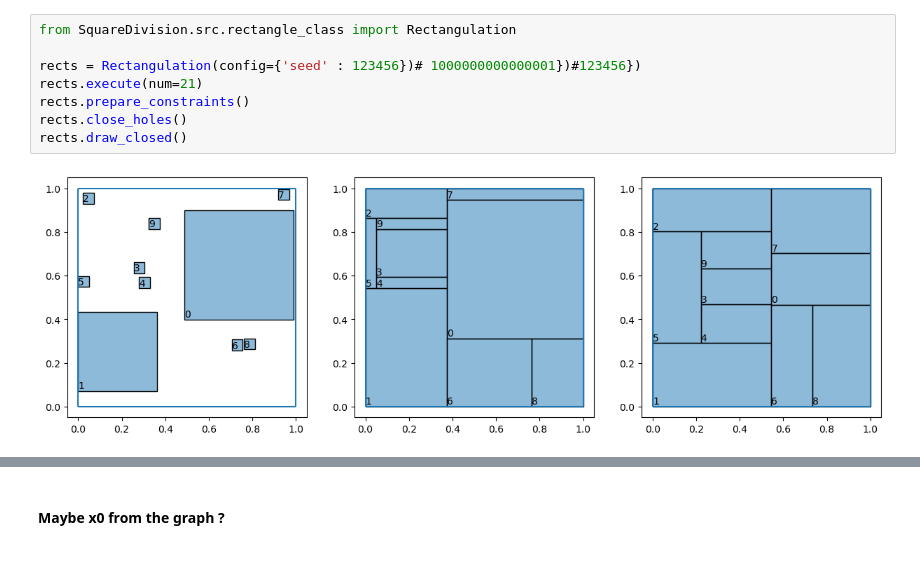
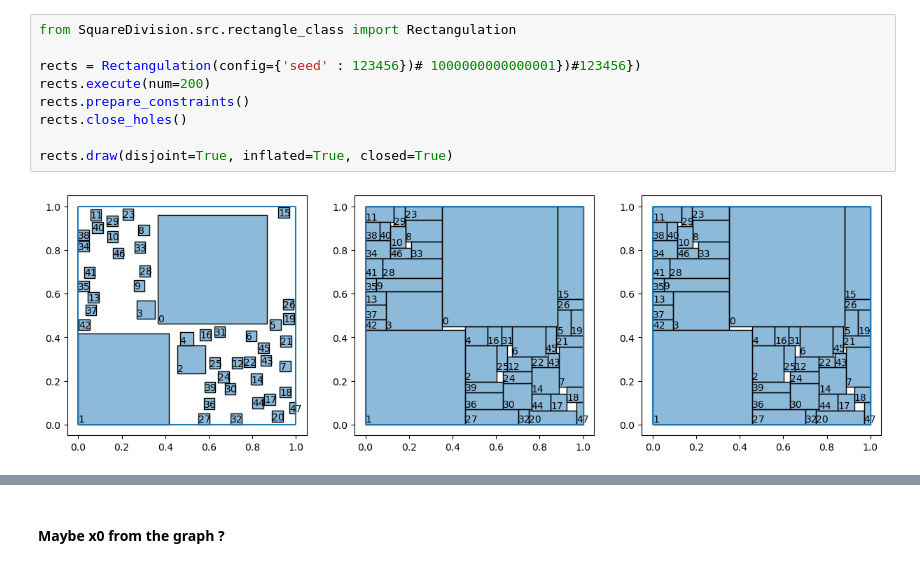
Before and after one commit to Polatucha16/SquareDivision, a Jupyter notebook: square_division_example.ipynb, the cells around one changed output, grey strips where cells are left out. Saved outputs shown, nothing was run; the diff lists cells and outputs as text.

```diff
--- a/square_division_example.ipynb
+++ b/square_division_example.ipynb
@@ -1,11 +1,12 @@
 # %%
 from SquareDivision.src.rectangle_class import Rectangulation
 
 rects = Rectangulation(config={'seed' : 123456})# 1000000000000001})#123456})
-rects.execute(num=21)
+rects.execute(num=200)
 rects.prepare_constraints()
 rects.close_holes()
-rects.draw_closed()
+
+rects.draw(disjoint=True, inflated=True, closed=True)
 # %% [output]
-[figure, old version]
+[figure, new version]
 # %%
```
Also changed, not shown: parts of 11 cells of this notebook, 5 other files.
